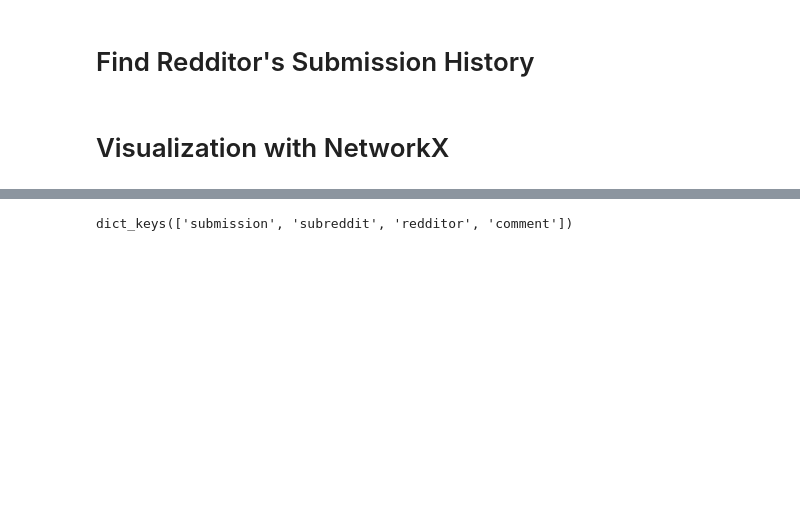
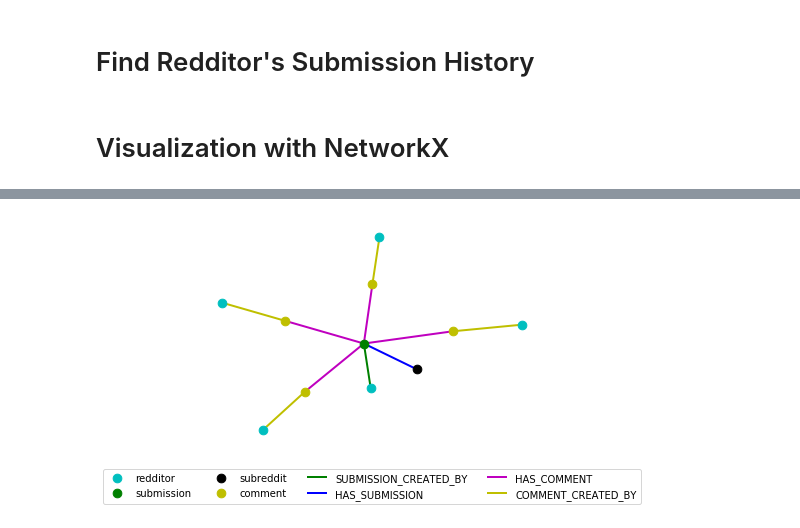
Before and after one commit to shobeir/GraphiPy, a Jupyter notebook: demo/RedditDemo.ipynb, the cells around one changed output, grey strips where cells are left out. Drawn from its saved outputs; the diff is of its cells as text; code cells hidden in the pictures; blank space fills up the shorter version.

Commit message:
Added function to draw

```diff
--- a/demo/RedditDemo.ipynb
+++ b/demo/RedditDemo.ipynb
@@ -219,3 +203,7 @@ nx_graph = nx.Graph()
 # %%
+%matplotlib inline
+import networkx as nx
+
 # We will visualize submission_comments graph
 sc_edges = submission_comments.get_edges()
+sc_nodes = submission_comments.get_nodes()
@@ -226,4 +209,0 @@ dict_keys(['posted', 'submission_created_by', 'on', 'has_submission', 'commented
-# %%
-print(sc_nodes.keys())
-# %% [output]
-dict_keys(['submission', 'subreddit', 'redditor', 'comment'])
@@ -254,3 +210,9 @@ edge_labels = nx.get_edge_attributes(nx_graph, "Label")
+# %%
+# Create the graph using graphipy
+nx_graph = graphipy.nx_create_from_pd(nodes_df=sc_nodes, edges_df=sc_edges)
 # %%
-# Set graph layout
+# Draw the graph using graphipy
 pos = nx.spring_layout(nx_graph)
+legend = graphipy.nx_draw_random(nx_graph, pos=pos, legend=True)
+# %% [output]
+[figure, added]
```
Also changed, not shown: parts of 14 cells of this notebook, 1 other file.
